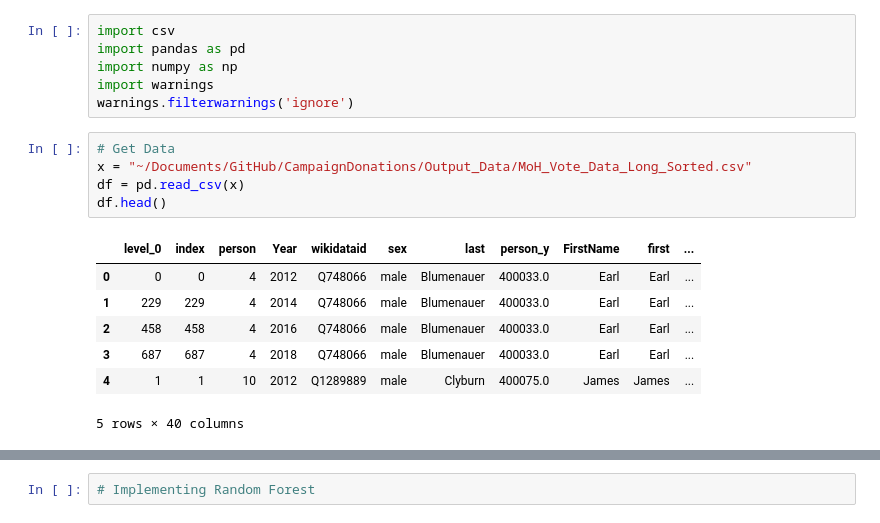
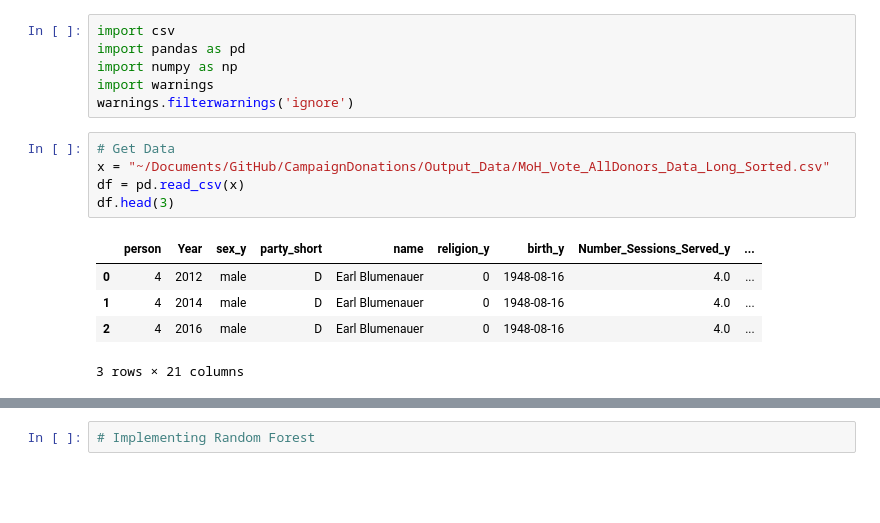
Before and after one commit to jmitchellb14/donorbehavior, a Jupyter notebook: Code/07_Random_Forest_Bloomberg.ipynb, the cells around one changed output, grey strips where cells are left out. Cells and saved outputs as stored; diff of their text form; blank space fills up the shorter version.

Commit message:
Data_Update

```diff
--- a/Code/07_Random_Forest_Bloomberg.ipynb
+++ b/Code/07_Random_Forest_Bloomberg.ipynb
@@ -11,15 +11,13 @@ import warnings
 warnings.filterwarnings('ignore')
 # %%
 # Get Data
-x = "~/Documents/GitHub/CampaignDonations/Output_Data/MoH_Vote_Data_Long_Sorted.csv"
+x = "~/Documents/GitHub/CampaignDonations/Output_Data/MoH_Vote_AllDonors_Data_Long_Sorted.csv"
 df = pd.read_csv(x)
-df.head()
+df.head(3)
 # %% [output]
-|  | level_0 | index | person | Year | wikidataid | sex | last | person_y | FirstName | first | ... |
-| 0 | 0 | 0 | 4 | 2012 | Q748066 | male | Blumenauer | 400033.0 | Earl | Earl | ... |
-| 1 | 229 | 229 | 4 | 2014 | Q748066 | male | Blumenauer | 400033.0 | Earl | Earl | ... |
-| 2 | 458 | 458 | 4 | 2016 | Q748066 | male | Blumenauer | 400033.0 | Earl | Earl | ... |
-| 3 | 687 | 687 | 4 | 2018 | Q748066 | male | Blumenauer | 400033.0 | Earl | Earl | ... |
-| 4 | 1 | 1 | 10 | 2012 | Q1289889 | male | Clyburn | 400075.0 | James | James | ... |
+|  | person | Year | sex_y | party_short | name | religion_y | birth_y | Number_Sessions_Served_y | ... |
+| 0 | 4 | 2012 | male | D | Earl Blumenauer | 0 | 1948-08-16 | 4.0 | ... |
+| 1 | 4 | 2014 | male | D | Earl Blumenauer | 0 | 1948-08-16 | 4.0 | ... |
+| 2 | 4 | 2016 | male | D | Earl Blumenauer | 0 | 1948-08-16 | 4.0 | ... |
-5 rows × 40 columns
+3 rows × 21 columns
 # %%
```
Also changed, not shown: parts of 14 cells of this notebook, 9 other files.
